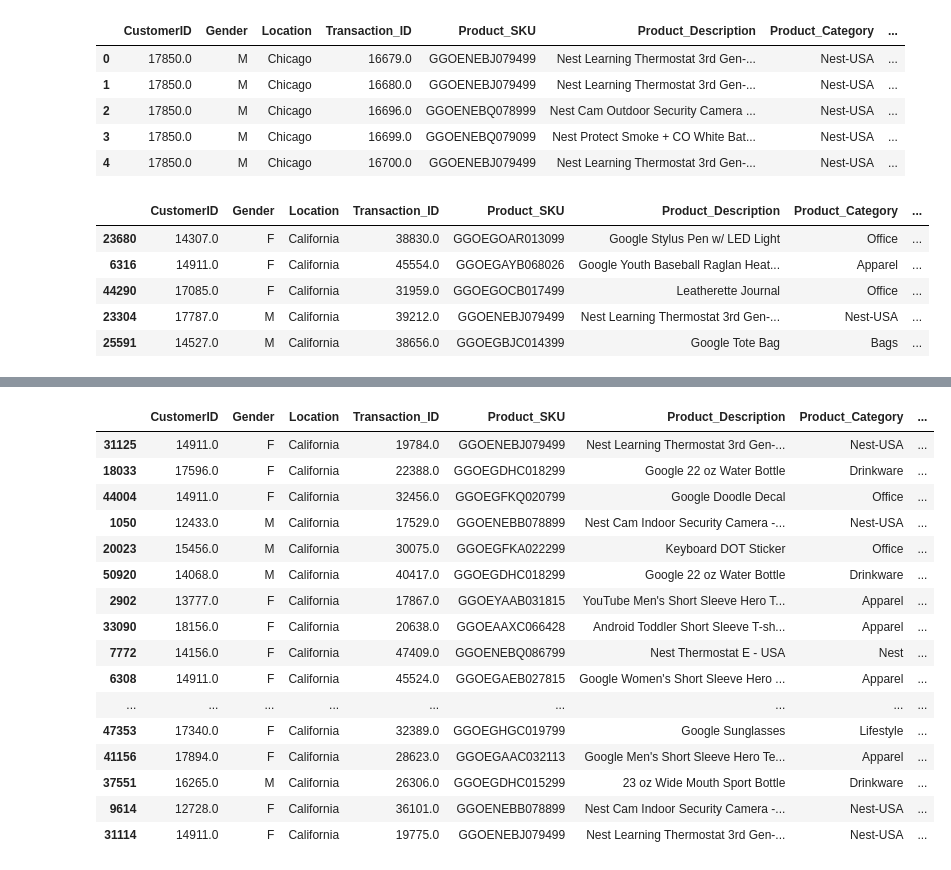
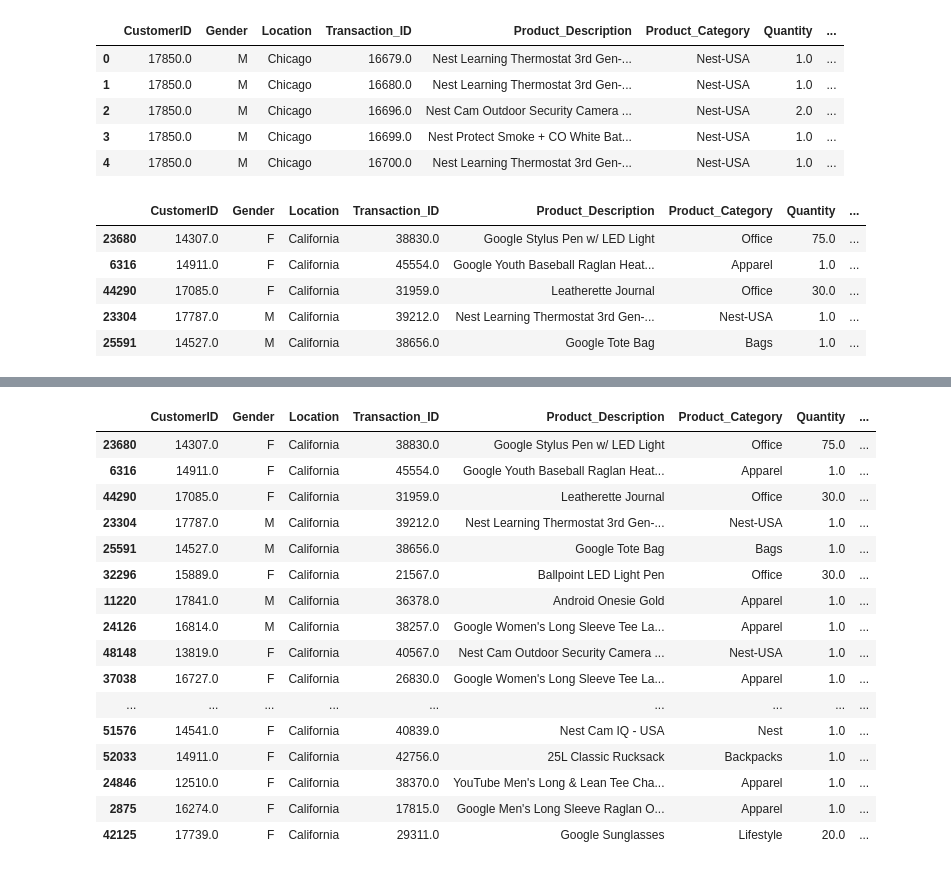
Before and after one commit to Simian12/Project_1, a Jupyter notebook: project1_base.ipynb, the cells around one changed output, grey strips where cells are left out. Saved outputs shown, nothing was run; the diff lists cells and outputs as text; code cells hidden in the pictures.

```diff
--- a/project1_base.ipynb
+++ b/project1_base.ipynb
@@ -25,7 +27,7 @@ sales_data.head()
 # %%
 
 #dropping redundant and un-needed columns
-sales_data_cleaned = sales_data.drop(['Unnamed: 0', 'Tenure_Months', 'Transaction_Date', 'GST', 'Offline_Spend', 'Online_Spend', 'Month', 'Coupon_Code', 'Discount_pct'], axis=1)
+sales_data_cleaned = sales_data.drop(['Unnamed: 0', 'Tenure_Months', 'Transaction_Date', 'GST', 'Offline_Spend', 'Online_Spend', 'Month', 'Coupon_Code', 'Discount_pct', 'Product_SKU'], axis=1)
 
 
 #dropping rows that have incomplete data
@@ -40,12 +42,12 @@ sales_data_cleaned["Unix Date"] = sales_data_cleaned['Date'].apply(lambda x: int
 
 sales_data_cleaned.head()
 # %% [output]
-|  | CustomerID | Gender | Location | Transaction_ID | Product_SKU | Product_Description | Product_Category | ... |
-| 0 | 17850.0 | M | Chicago | 16679.0 | GGOENEBJ079499 | Nest Learning Thermostat 3rd Gen-... | Nest-USA | ... |
-| 1 | 17850.0 | M | Chicago | 16680.0 | GGOENEBJ079499 | Nest Learning Thermostat 3rd Gen-... | Nest-USA | ... |
-| 2 | 17850.0 | M | Chicago | 16696.0 | GGOENEBQ078999 | Nest Cam Outdoor Security Camera ... | Nest-USA | ... |
-| 3 | 17850.0 | M | Chicago | 16699.0 | GGOENEBQ079099 | Nest Protect Smoke + CO White Bat... | Nest-USA | ... |
-| 4 | 17850.0 | M | Chicago | 16700.0 | GGOENEBJ079499 | Nest Learning Thermostat 3rd Gen-... | Nest-USA | ... |
+|  | CustomerID | Gender | Location | Transaction_ID | Product_Description | Product_Category | Quantity | ... |
+| 0 | 17850.0 | M | Chicago | 16679.0 | Nest Learning Thermostat 3rd Gen-... | Nest-USA | 1.0 | ... |
+| 1 | 17850.0 | M | Chicago | 16680.0 | Nest Learning Thermostat 3rd Gen-... | Nest-USA | 1.0 | ... |
+| 2 | 17850.0 | M | Chicago | 16696.0 | Nest Cam Outdoor Security Camera ... | Nest-USA | 2.0 | ... |
+| 3 | 17850.0 | M | Chicago | 16699.0 | Nest Protect Smoke + CO White Bat... | Nest-USA | 1.0 | ... |
+| 4 | 17850.0 | M | Chicago | 16700.0 | Nest Learning Thermostat 3rd Gen-... | Nest-USA | 1.0 | ... |
 # %%
 #getting 100 random rows for each city
 np.random.seed(42)
@@ -72,15 +74,16 @@ sales_data_random_cleaned["Lon"] = sales_data_random_cleaned["Location"].map(cit
 
 #adding blank weather conditions column
 sales_data_random_cleaned["Weather Conditions"] = ""
+sales_data_cleaned["Temperature (F)"] = ""
 
 sales_data_random_cleaned.head()
 # %% [output]
-|  | CustomerID | Gender | Location | Transaction_ID | Product_SKU | Product_Description | Product_Category | ... |
-| 23680 | 14307.0 | F | California | 38830.0 | GGOEGOAR013099 | Google Stylus Pen w/ LED Light | Office | ... |
-| 6316 | 14911.0 | F | California | 45554.0 | GGOEGAYB068026 | Google Youth Baseball Raglan Heat... | Apparel | ... |
-| 44290 | 17085.0 | F | California | 31959.0 | GGOEGOCB017499 | Leatherette Journal | Office | ... |
-| 23304 | 17787.0 | M | California | 39212.0 | GGOENEBJ079499 | Nest Learning Thermostat 3rd Gen-... | Nest-USA | ... |
-| 25591 | 14527.0 | M | California | 38656.0 | GGOEGBJC014399 | Google Tote Bag | Bags | ... |
+|  | CustomerID | Gender | Location | Transaction_ID | Product_Description | Product_Category | Quantity | ... |
+| 23680 | 14307.0 | F | California | 38830.0 | Google Stylus Pen w/ LED Light | Office | 75.0 | ... |
+| 6316 | 14911.0 | F | California | 45554.0 | Google Youth Baseball Raglan Heat... | Apparel | 1.0 | ... |
+| 44290 | 17085.0 | F | California | 31959.0 | Leatherette Journal | Office | 30.0 | ... |
+| 23304 | 17787.0 | M | California | 39212.0 | Nest Learning Thermostat 3rd Gen-... | Nest-USA | 1.0 | ... |
+| 25591 | 14527.0 | M | California | 38656.0 | Google Tote Bag | Bags | 1.0 | ... |
 # %%
 #BE CAREFUL RUNNING API REQUEST AS WE ONLY GET 1000 PER DAY
 #THIS DATA SET CONTAINS 250 PER RUN!!!
@@ -88,6 +91,8 @@ sales_data_random_cleaned.head()
 
 url = "https://api.openweathermap.org/data/3.0/onecall/timemachine?"
 units = "imperial"
+
+print("Starting Weather Search")
 
 
 #setting the parameters for the api request
@@ -111,13 +116,17 @@ for index, row in sales_data_random_cleaned.iterrows():
 
 
  #getting the weather description for each row and putting it in the weather conditions column
-#add temperature column
+ #add temperature column
     try:
         sales_data_random_cleaned.loc[index, "Weather Conditions"] = response["data"][0]["weather"][0]["description"]
+        sales_data_random_cleaned.loc[index, "Temperature (F)"] = response["data"][0]["temp"]
+        print(f"Weather Search Complete for {sales_data_random_cleaned.at[index, 'Date']}, in {sales_data_random_cleaned.at[index, 'Location']}")
 
     except KeyError as e:
         print("No Weather Data Found")
 
 
+
+
 sales_data_random_cleaned.head(25)
 # %% [output]
@@ -124,17 +150,17 @@ sales_data_random_cleaned.head(25)
-|  | CustomerID | Gender | Location | Transaction_ID | Product_SKU | Product_Description | Product_Category | ... |
-| 31125 | 14911.0 | F | California | 19784.0 | GGOENEBJ079499 | Nest Learning Thermostat 3rd Gen-... | Nest-USA | ... |
-| 18033 | 17596.0 | F | California | 22388.0 | GGOEGDHC018299 | Google 22 oz Water Bottle | Drinkware | ... |
-| 44004 | 14911.0 | F | California | 32456.0 | GGOEGFKQ020799 | Google Doodle Decal | Office | ... |
-| 1050 | 12433.0 | M | California | 17529.0 | GGOENEBB078899 | Nest Cam Indoor Security Camera -... | Nest-USA | ... |
-| 20023 | 15456.0 | M | California | 30075.0 | GGOEGFKA022299 | Keyboard DOT Sticker | Office | ... |
-| 50920 | 14068.0 | M | California | 40417.0 | GGOEGDHC018299 | Google 22 oz Water Bottle | Drinkware | ... |
-| 2902 | 13777.0 | F | California | 17867.0 | GGOEYAAB031815 | YouTube Men's Short Sleeve Hero T... | Apparel | ... |
-| 33090 | 18156.0 | F | California | 20638.0 | GGOEAAXC066428 | Android Toddler Short Sleeve T-sh... | Apparel | ... |
-| 7772 | 14156.0 | F | California | 47409.0 | GGOENEBQ086799 | Nest Thermostat E - USA | Nest | ... |
-| 6308 | 14911.0 | F | California | 45524.0 | GGOEGAEB027815 | Google Women's Short Sleeve Hero ... | Apparel | ... |
+|  | CustomerID | Gender | Location | Transaction_ID | Product_Description | Product_Category | Quantity | ... |
+| 23680 | 14307.0 | F | California | 38830.0 | Google Stylus Pen w/ LED Light | Office | 75.0 | ... |
+| 6316 | 14911.0 | F | California | 45554.0 | Google Youth Baseball Raglan Heat... | Apparel | 1.0 | ... |
+| 44290 | 17085.0 | F | California | 31959.0 | Leatherette Journal | Office | 30.0 | ... |
+| 23304 | 17787.0 | M | California | 39212.0 | Nest Learning Thermostat 3rd Gen-... | Nest-USA | 1.0 | ... |
+| 25591 | 14527.0 | M | California | 38656.0 | Google Tote Bag | Bags | 1.0 | ... |
+| 32296 | 15889.0 | F | California | 21567.0 | Ballpoint LED Light Pen | Office | 30.0 | ... |
+| 11220 | 17841.0 | M | California | 36378.0 | Android Onesie Gold | Apparel | 1.0 | ... |
+| 24126 | 16814.0 | M | California | 38257.0 | Google Women's Long Sleeve Tee La... | Apparel | 1.0 | ... |
+| 48148 | 13819.0 | F | California | 40567.0 | Nest Cam Outdoor Security Camera ... | Nest-USA | 1.0 | ... |
+| 37038 | 16727.0 | F | California | 26830.0 | Google Women's Long Sleeve Tee La... | Apparel | 1.0 | ... |
 | ... | ... | ... | ... | ... | ... | ... | ... | ... |
-| 47353 | 17340.0 | F | California | 32389.0 | GGOEGHGC019799 | Google Sunglasses | Lifestyle | ... |
-| 41156 | 17894.0 | F | California | 28623.0 | GGOEGAAC032113 | Google Men's Short Sleeve Hero Te... | Apparel | ... |
-| 37551 | 16265.0 | M | California | 26306.0 | GGOEGDHC015299 | 23 oz Wide Mouth Sport Bottle | Drinkware | ... |
-| 9614 | 12728.0 | F | California | 36101.0 | GGOENEBB078899 | Nest Cam Indoor Security Camera -... | Nest-USA | ... |
-| 31114 | 14911.0 | F | California | 19775.0 | GGOENEBJ079499 | Nest Learning Thermostat 3rd Gen-... | Nest-USA | ... |
+| 51576 | 14541.0 | F | California | 40839.0 | Nest Cam IQ - USA | Nest | 1.0 | ... |
+| 52033 | 14911.0 | F | California | 42756.0 | 25L Classic Rucksack | Backpacks | 1.0 | ... |
+| 24846 | 12510.0 | F | California | 38370.0 | YouTube Men's Long & Lean Tee Cha... | Apparel | 1.0 | ... |
+| 2875 | 16274.0 | F | California | 17815.0 | Google Men's Long Sleeve Raglan O... | Apparel | 1.0 | ... |
+| 42125 | 17739.0 | F | California | 29311.0 | Google Sunglasses | Lifestyle | 20.0 | ... |
```
Also changed, not shown: parts of 9 cells of this notebook.
